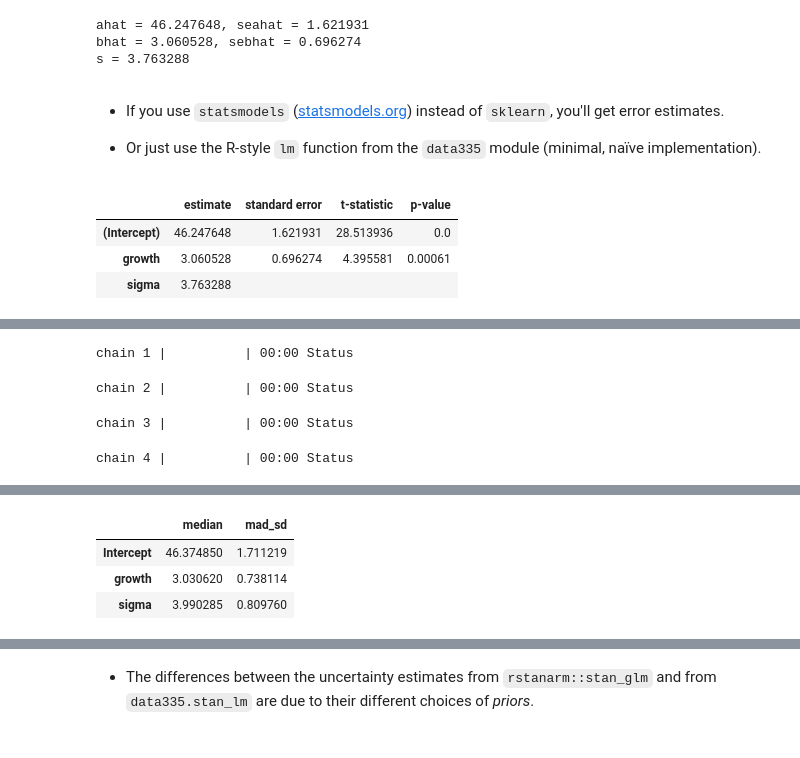
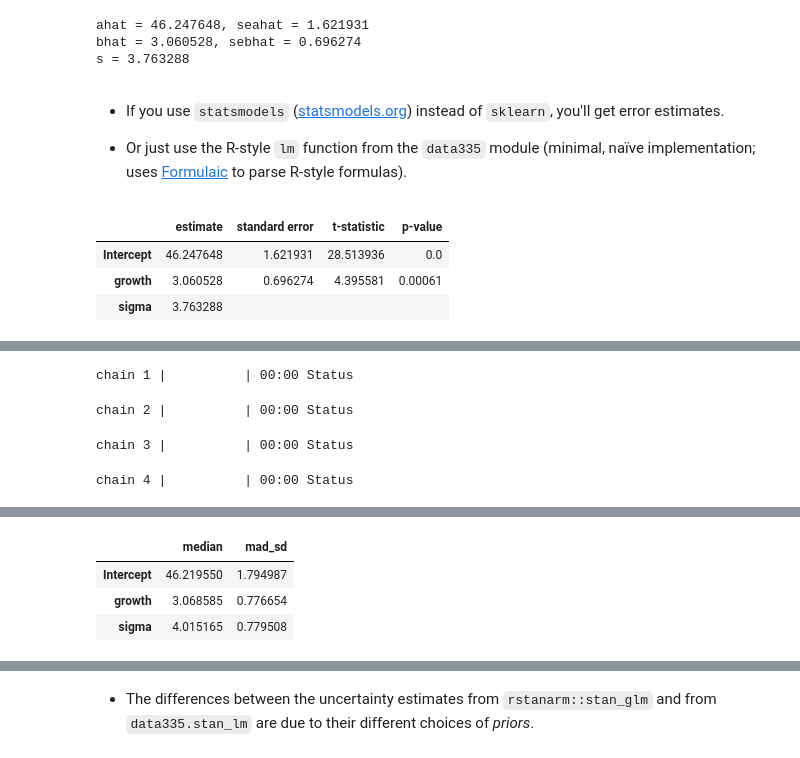
Before and after one commit to mgreenbe/DATA335W2025, a Jupyter notebook: code/2linearregression.ipynb, the cells around one changed output, grey strips where cells are left out. Cells and saved outputs as stored; diff of their text form; code cells hidden in the pictures.

```diff
--- a/code/2linearregression.ipynb
+++ b/code/2linearregression.ipynb
@@ -513,13 +513,13 @@ s = 3.763288
 # %% [markdown]
 - If you use `statsmodels` ([statsmodels.org](https://www.statsmodels.org/stable/index.html)) instead of `sklearn`, you'll get error estimates.
 
-- Or just use the R-style `lm` function from the `data335` module (minimal, naïve implementation).
+- Or just use the R-style `lm` function from the `data335` module (minimal, naïve implementation; uses [Formulaic](https://matthewwardrop.github.io/formulaic/) to parse R-style formulas).
 # %%
-lm_fit = lm(hibbs, target="vote", features=["growth"])
+lm_fit = lm("vote ~ growth", hibbs)
 lm_fit
 # %% [output]
 |  | estimate | standard error | t-statistic | p-value |
-| (Intercept) | 46.247648 | 1.621931 | 28.513936 | 0.0 |
+| Intercept | 46.247648 | 1.621931 | 28.513936 | 0.0 |
 | growth | 3.060528 | 0.696274 | 4.395581 | 0.00061 |
 | sigma | 3.763288 |  |  |  |
 # %% [markdown]
@@ -536,6 +536,6 @@ lm_fit
 <figcaption>Figure: Output of <code>stan_glm(vote ~ growth, data=hibbs)</code> (GHV p. 94)</figcaption>
 </figure>
 # %%
-stan_lm_fit = stan_lm(hibbs, target="vote", features=["growth"])
+stan_lm_fit = stan_lm("vote ~ growth", hibbs)
 stan_lm_fit
 # %% [output]
@@ -548,7 +548,7 @@ chain 4 |          | 00:00 Status
 |  | median | mad_sd |
-| Intercept | 46.374850 | 1.711219 |
-| growth | 3.030620 | 0.738114 |
-| sigma | 3.990285 | 0.809760 |
+| Intercept | 46.219550 | 1.794987 |
+| growth | 3.068585 | 0.776654 |
+| sigma | 4.015165 | 0.779508 |
 # %%
 bambi_lm_fit = bambi_lm("vote ~ growth", hibbs)
 bambi_lm_fit
```
Also changed, not shown: parts of 25 cells of this notebook, 2 other files.
